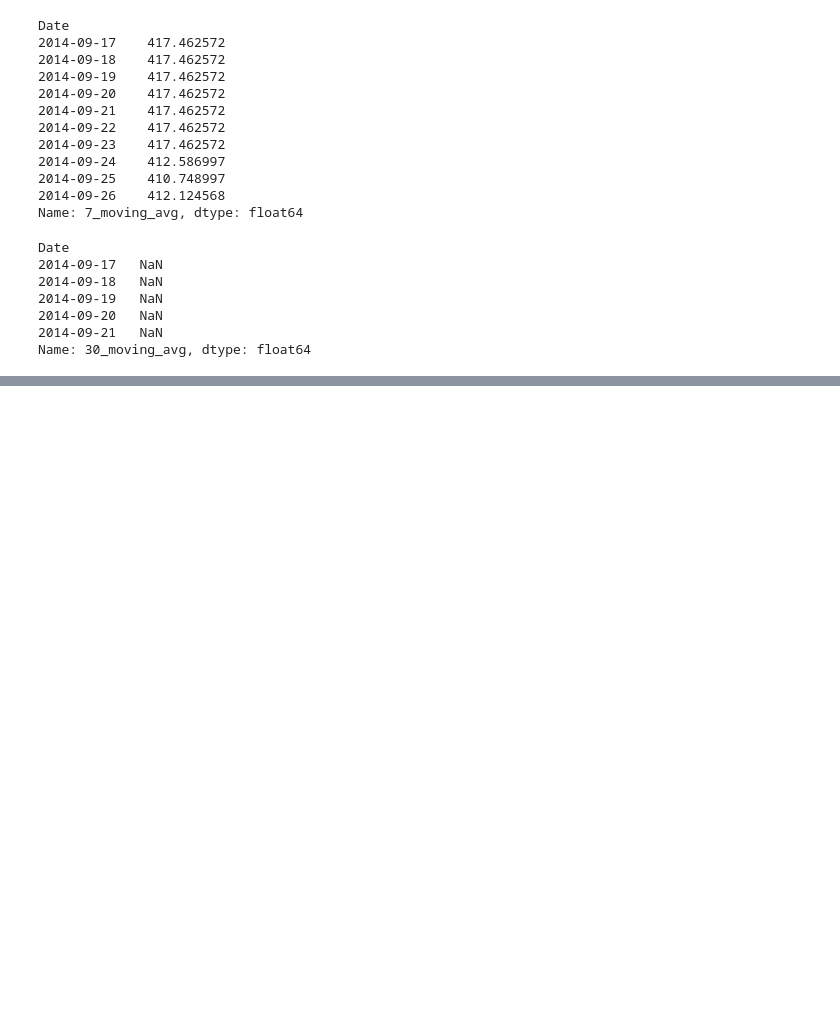
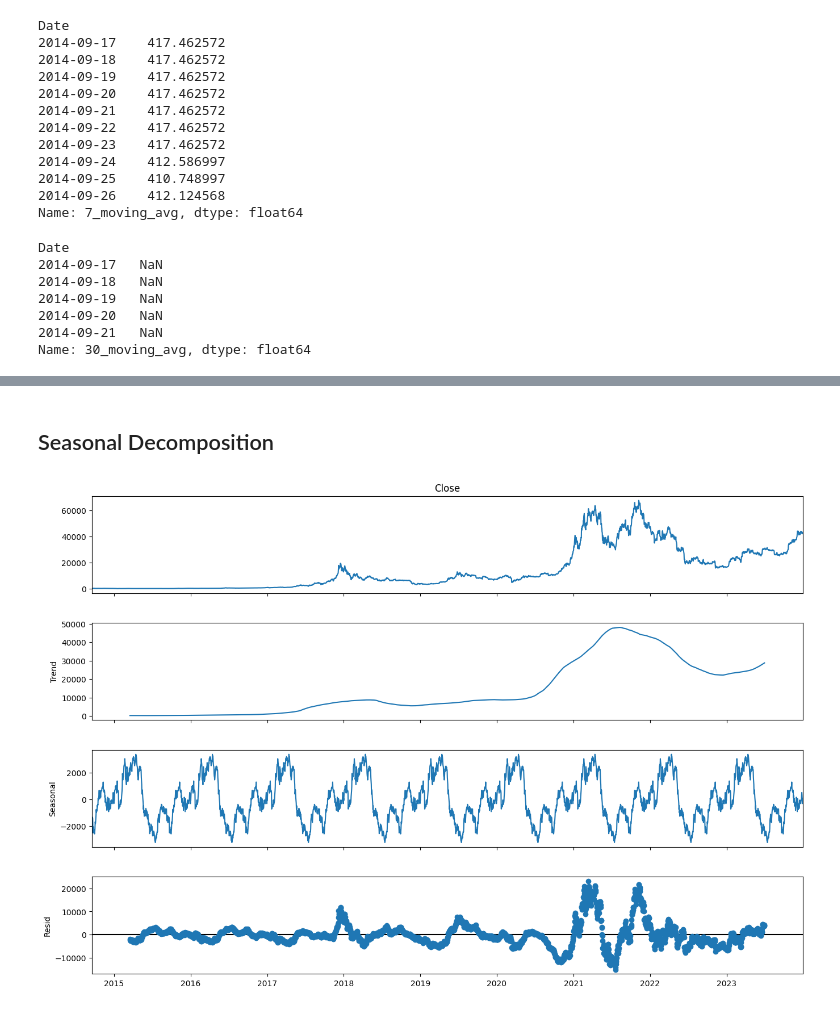
Before and after one commit to Vinni-Anddrade/time_series_course, a Jupyter notebook: 2_introduction_to_time_series_analysis/introduction_to_ts_analysis.ipynb, the cells around one changed output, grey strips where cells are left out. Saved outputs shown, nothing was run; the diff lists cells and outputs as text; code cells hidden in the pictures; blank space fills up the shorter version.

```diff
--- a/2_introduction_to_time_series_analysis/introduction_to_ts_analysis.ipynb
+++ b/2_introduction_to_time_series_analysis/introduction_to_ts_analysis.ipynb
@@ -272,0 +367,12 @@ Name: 30_moving_avg, dtype: float64
+# %% [markdown]
+## Seasonal Decomposition
+# %%
+decomposition = seasonal_decompose(
+    x=df["Close"], model="additive", period=365
+)
+
+fig = decomposition.plot()
+fig.set_size_inches(15, 10)
+plt.show()
+# %% [output]
+[figure, added]
```
Also changed, not shown: parts of 20 cells of this notebook, 2 other files.
